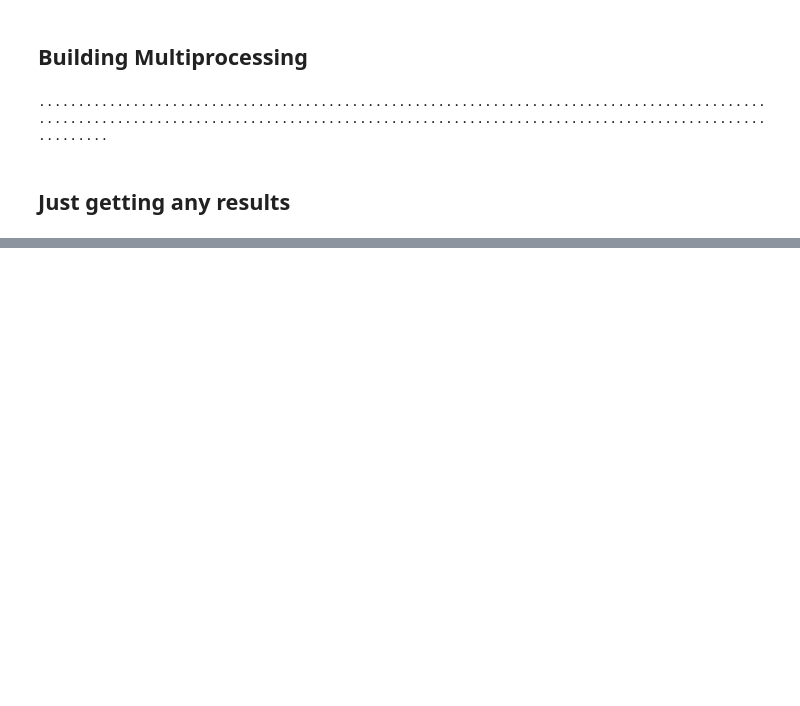
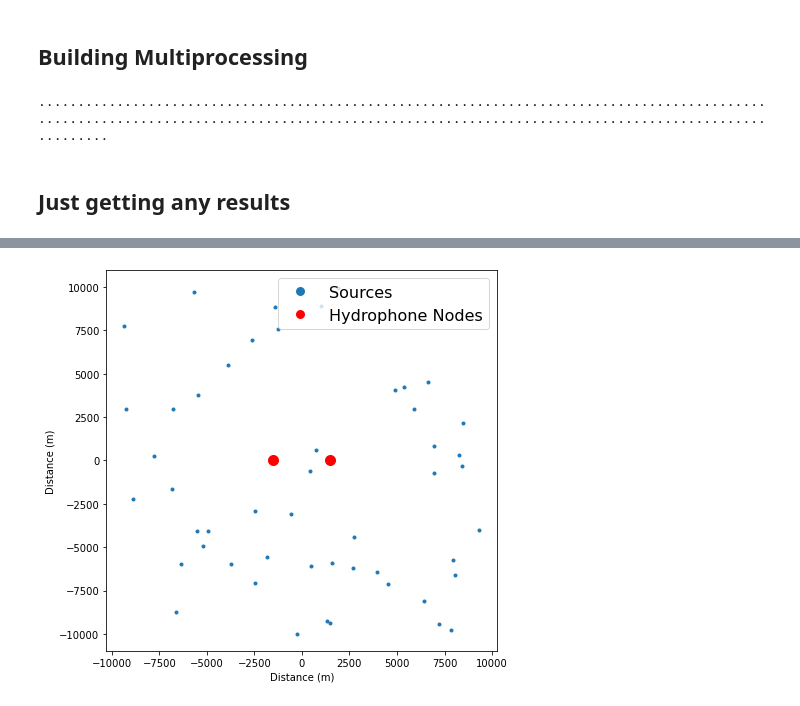
Before and after one commit to John-Ragland/NI_simulation, a Jupyter notebook: scripts/initial_playing_around.ipynb, the cells around one changed output, grey strips where cells are left out. Saved outputs shown, nothing was run; the diff lists cells and outputs as text; code cells hidden in the pictures; blank space fills up the shorter version.

```diff
--- a/scripts/initial_playing_around.ipynb
+++ b/scripts/initial_playing_around.ipynb
@@ -180,9 +185,11 @@ fig.savefig('circular_nccf_1000_sources_1hr.png',dpi=200)
 # %%
-sources = ni_sim.source_distribution().uniform(10000, 10000, 1000)
-env = ni_sim.environment(sources)
+sources = ni_sim.source_distribution2D().uniform(10000, 10000, 50)
+env = ni_sim.environment(sources, time_length=3600)
 fig, _ = env.plot_env()
 
-fig.savefig('uniform_env_1000_sources_1hr.png', dpi=200)
+#fig.savefig('uniform_env_1000_sources_1hr.png', dpi=200)
+# %% [output]
+[figure, added]
 # %%
 xA, xB = env.get_signals()
 R2 = np.correlate(xA, xB, mode='full')
```
Also changed, not shown: parts of 10 cells of this notebook, 5 other files.
